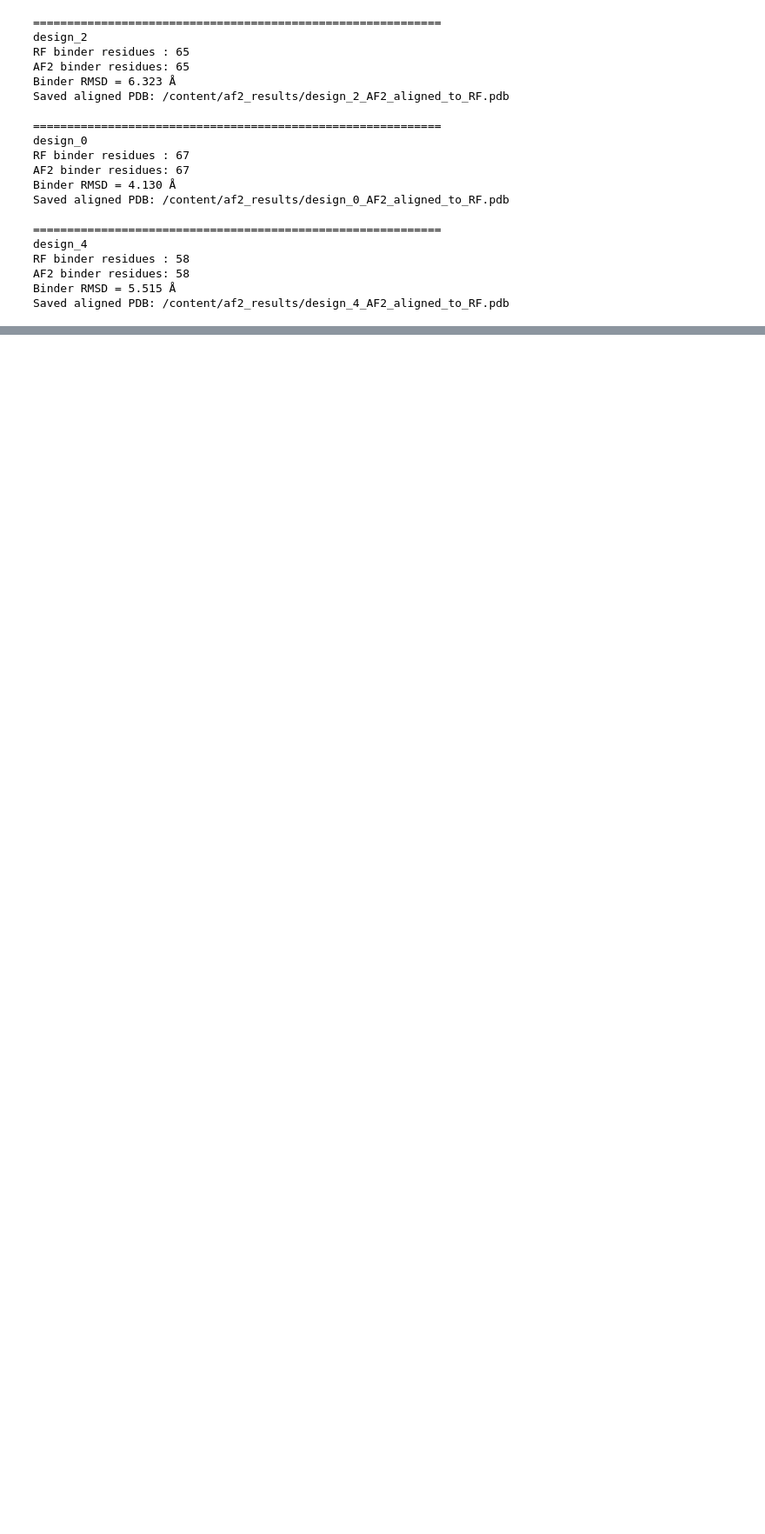
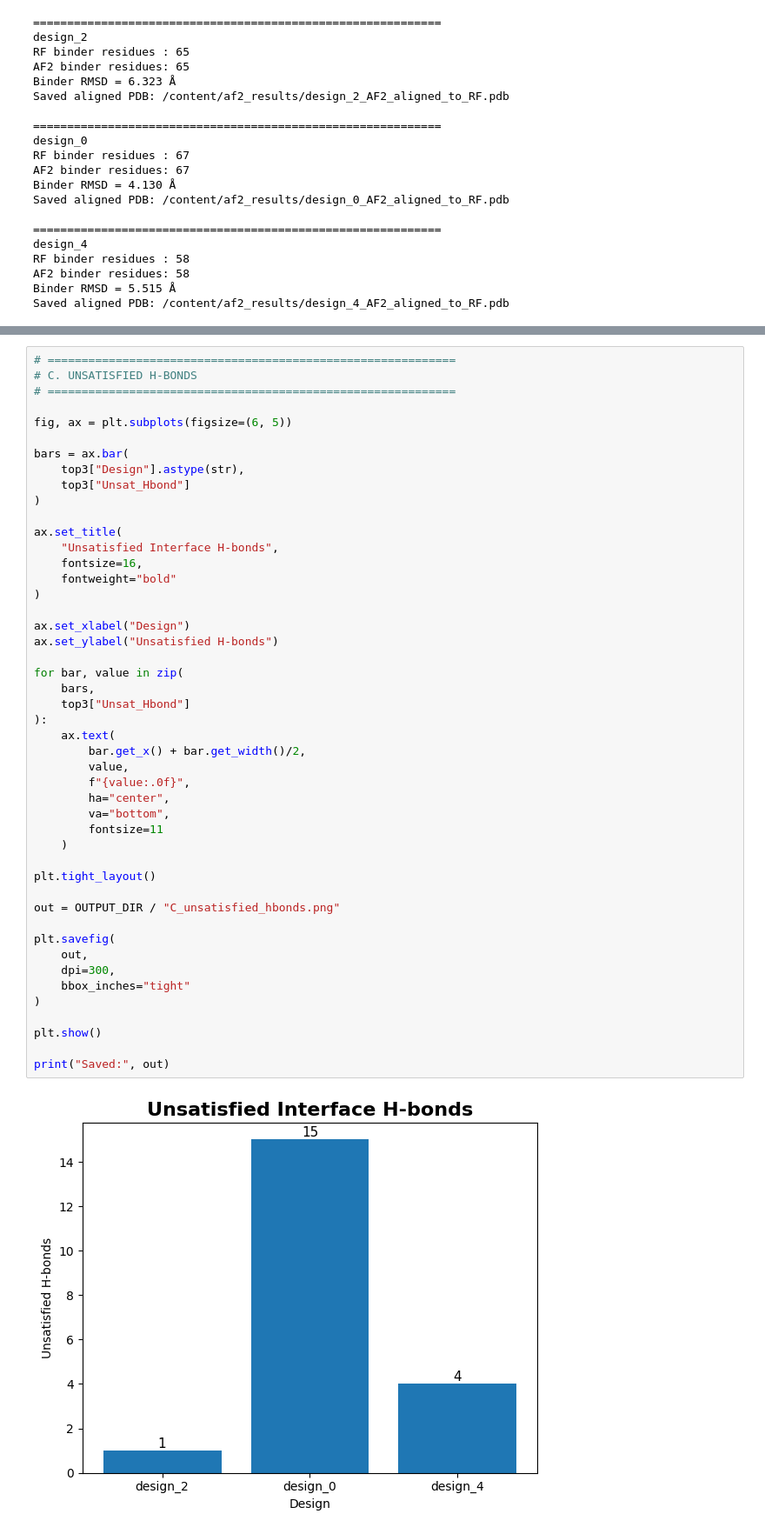
Before and after one commit to Docdoi/AI-Engineered_Nanoproteins_A_De_Novo_Approach_to_Inhibit_Hantavirus_Transmission-, a Jupyter notebook: Diffusion2_6y5wB.ipynb, the cells around one changed output, grey strips where cells are left out. Shown at 87% size. Saved outputs shown, nothing was run; the diff lists cells and outputs as text; blank space fills up the shorter version.

```diff
--- a/Diffusion2_6y5wB.ipynb
+++ b/Diffusion2_6y5wB.ipynb
@@ -4209,0 +4472,49 @@ Saved aligned PDB: /content/af2_results/design_4_AF2_aligned_to_RF.pdb
+# %%
+# ============================================================
+# C. UNSATISFIED H-BONDS
+# ============================================================
+
+fig, ax = plt.subplots(figsize=(6, 5))
+
+bars = ax.bar(
+    top3["Design"].astype(str),
+    top3["Unsat_Hbond"]
+)
+
+ax.set_title(
+    "Unsatisfied Interface H-bonds",
+    fontsize=16,
+    fontweight="bold"
+)
+
+ax.set_xlabel("Design")
+ax.set_ylabel("Unsatisfied H-bonds")
+
+for bar, value in zip(
+    bars,
+    top3["Unsat_Hbond"]
+):
+    ax.text(
+        bar.get_x() + bar.get_width()/2,
+        value,
+        f"{value:.0f}",
+        ha="center",
+        va="bottom",
+        fontsize=11
+    )
+
+plt.tight_layout()
+
+out = OUTPUT_DIR / "C_unsatisfied_hbonds.png"
+
+plt.savefig(
+    out,
+    dpi=300,
+    bbox_inches="tight"
+)
+
+plt.show()
+
+print("Saved:", out)
+# %% [output]
+[figure, added]
```
Also changed, not shown: parts of 4 cells of this notebook.
